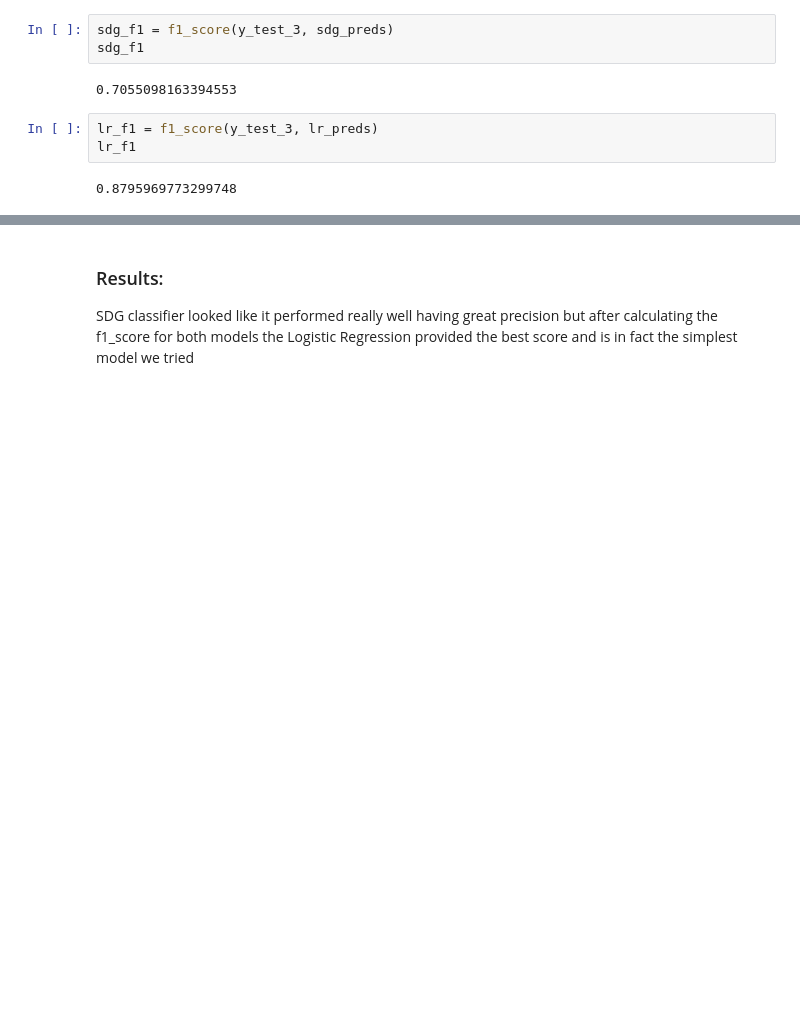
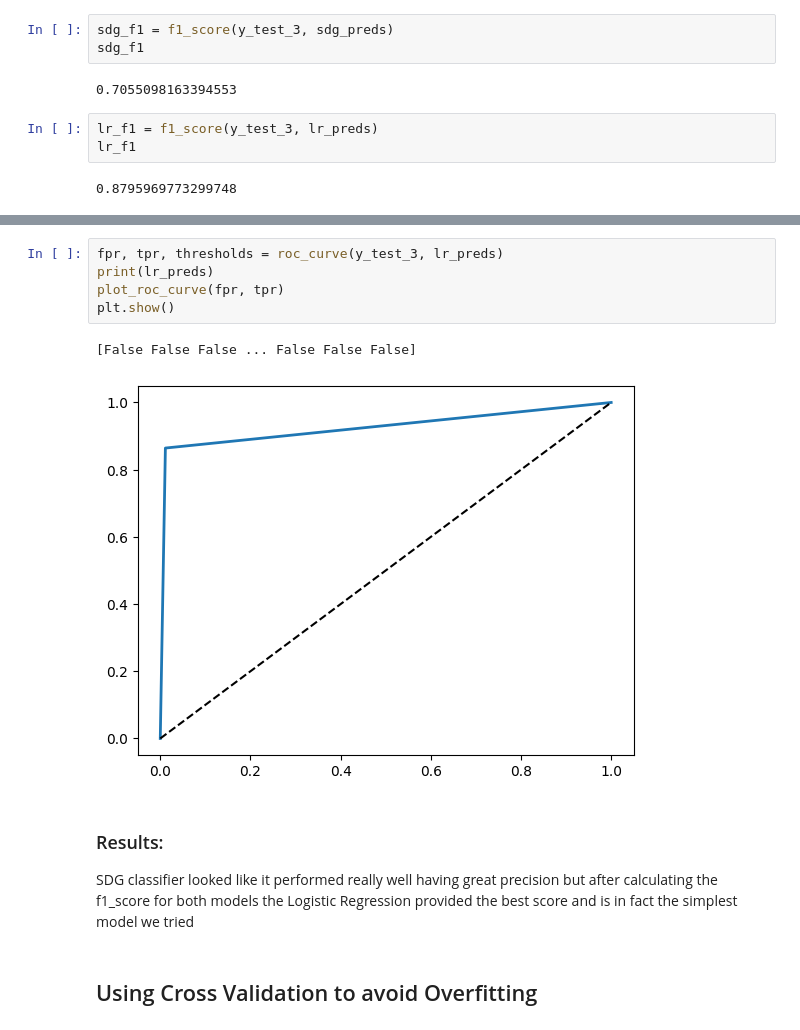
Before and after one commit to rod08018/Hands-on-ML, a Jupyter notebook: Traditional ML/Basic Classifier.ipynb, the cells around one changed output, grey strips where cells are left out. Cells and saved outputs as stored; diff of their text form; blank space fills up the shorter version.

```diff
--- a/Traditional ML/Basic Classifier.ipynb
+++ b/Traditional ML/Basic Classifier.ipynb
@@ -141,3 +152,13 @@ lr_f1
+# %%
+fpr, tpr, thresholds = roc_curve(y_test_3, lr_preds)
+print(lr_preds)
+plot_roc_curve(fpr, tpr)
+plt.show()
+# %% [output]
+[False False False ... False False False]
+[figure, added]
 # %% [markdown]
 ### Results:
 SDG classifier looked like it performed really well having great precision but after calculating the f1_score for both models the Logistic Regression provided the best score and is in fact the simplest model we tried
+# %% [markdown]
+## Using Cross Validation to avoid Overfitting
```
Also changed, not shown: parts of 3 cells of this notebook.
